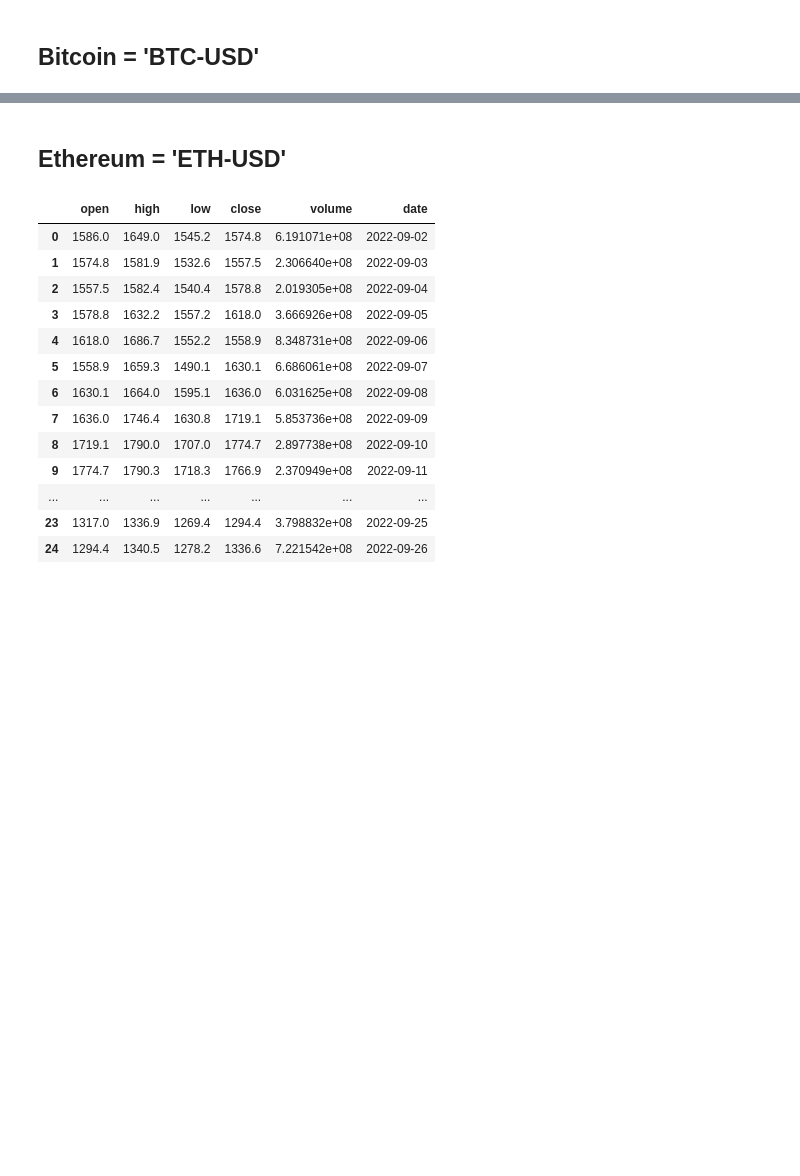
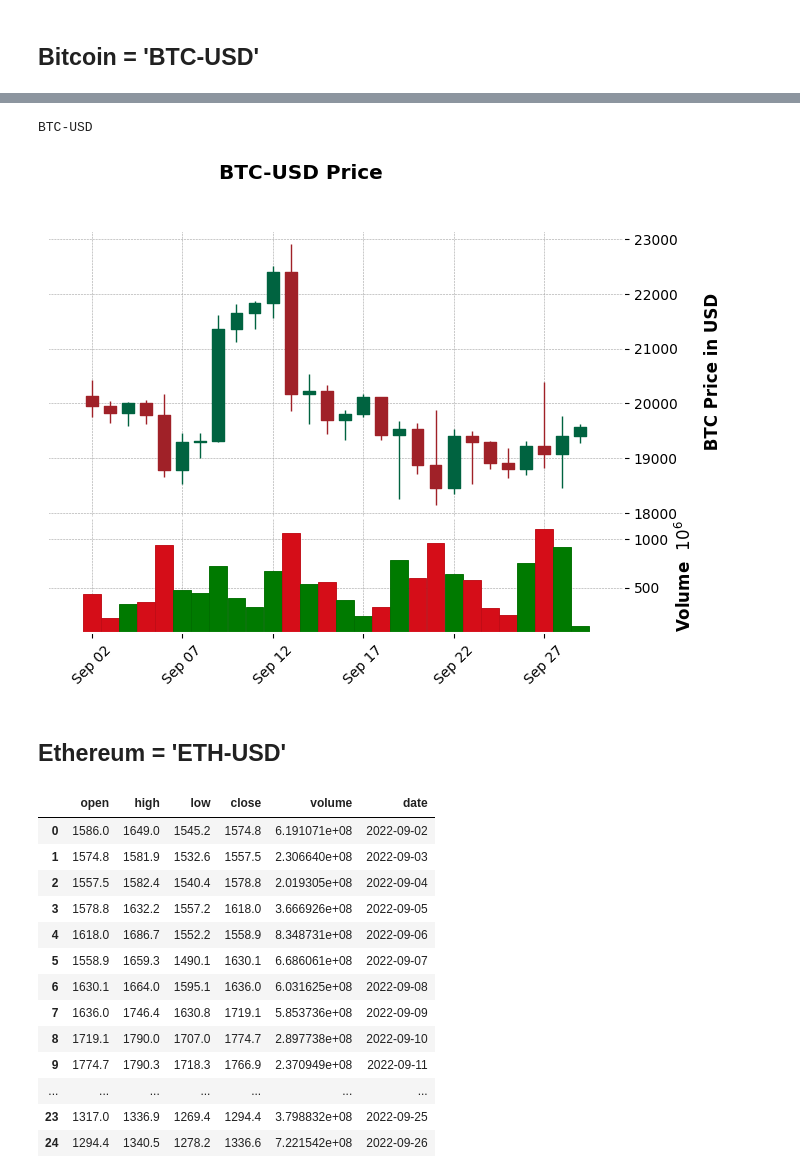
Before and after one commit to sergioarnold87/PI03-Analytics, a Jupyter notebook: ftx.ipynb, the cells around one changed output, grey strips where cells are left out. Drawn from its saved outputs; the diff is of its cells as text; code cells hidden in the pictures; blank space fills up the shorter version.

```diff
--- a/ftx.ipynb
+++ b/ftx.ipynb
@@ -169,3 +173,27 @@ df
+# %%
+# Crypto trade symbol:
+
+crypto_pair = "BTC/USD"
+
+split_pair = crypto_pair.split('/')
+
+symbol = split_pair[0] + '-' + split_pair[1]
+
+# Print crypto symbol
+print(symbol)
+# %% [output]
+BTC-USD
+# %%
+import mplfinance as mpf
+# Candlestick Chart
+
+mpf.plot(df_btc.set_index('date').tail(200),
+         type = 'candle', style = 'charles',
+         volume = True,
+         title = symbol + " Price ",
+         ylabel = '\n ' + split_pair[0] + ' Price in ' + split_pair[1])
+# %% [output]
+[figure, added]
 # %% [markdown]
 ## Ethereum = 'ETH-USD'
 # %%
```
Also changed, not shown: parts of 7 cells of this notebook, 3 other files.
